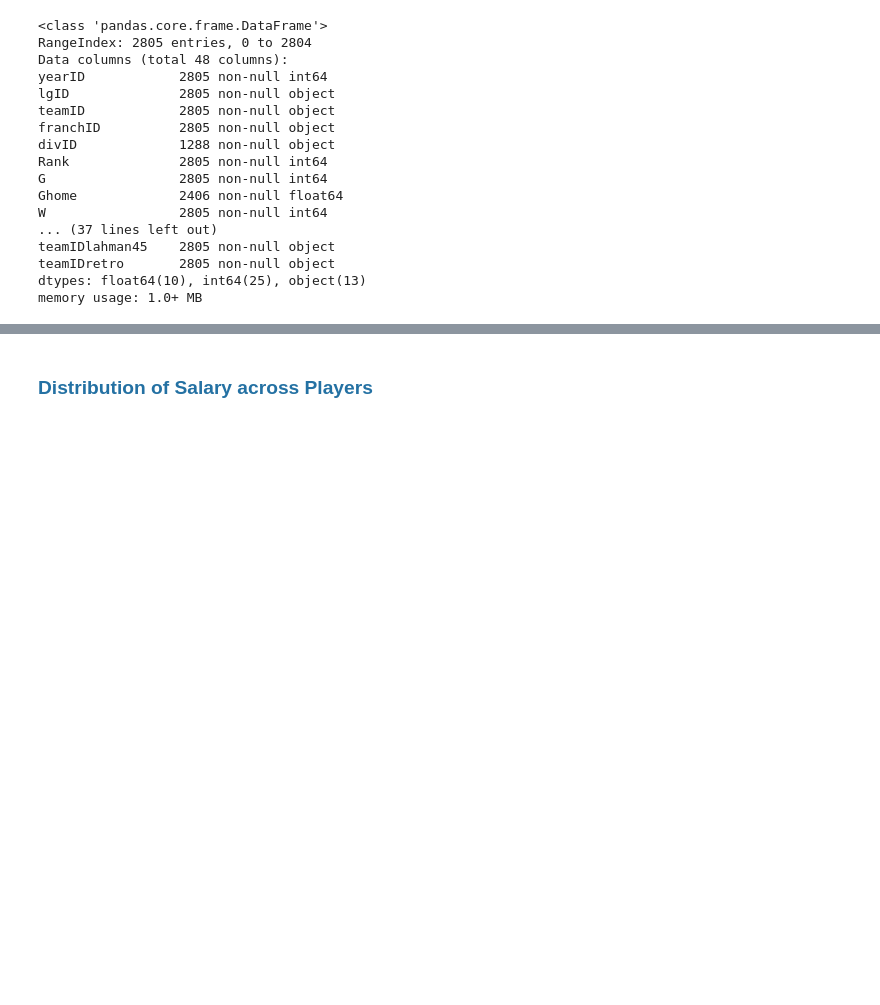
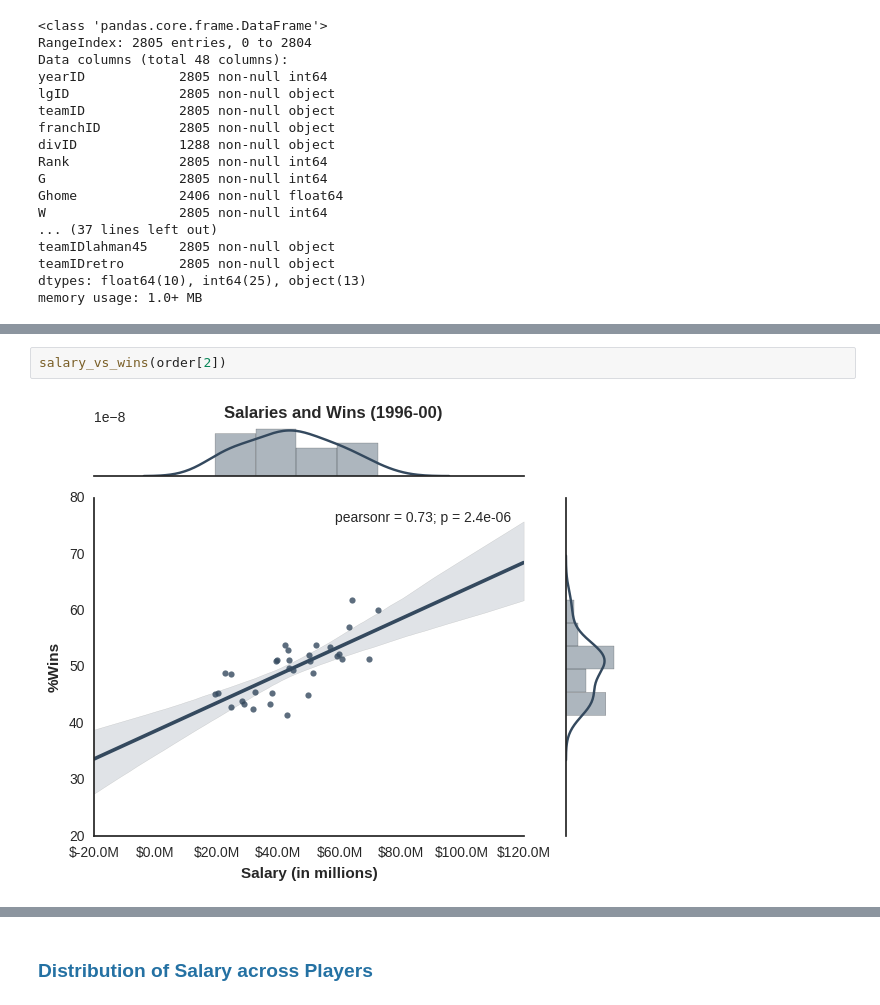
Before and after one commit to bonamprabhu/baseball-statistics, a Jupyter notebook: baseball-statistics.ipynb, the cells around one changed output, grey strips where cells are left out. Cells and saved outputs as stored; diff of their text form; blank space fills up the shorter version.

```diff
--- a/baseball-statistics.ipynb
+++ b/baseball-statistics.ipynb
@@ -273,0 +309,4 @@ for t, x, y in zip(wins_vs_salary.index, wins_vs_salary.salary, wins_vs_salary.W
+# %%
+salary_vs_wins(order[2])
+# %% [output]
+[figure, added]
```
Also changed, not shown: parts of 25 cells of this notebook, 1 other file.
